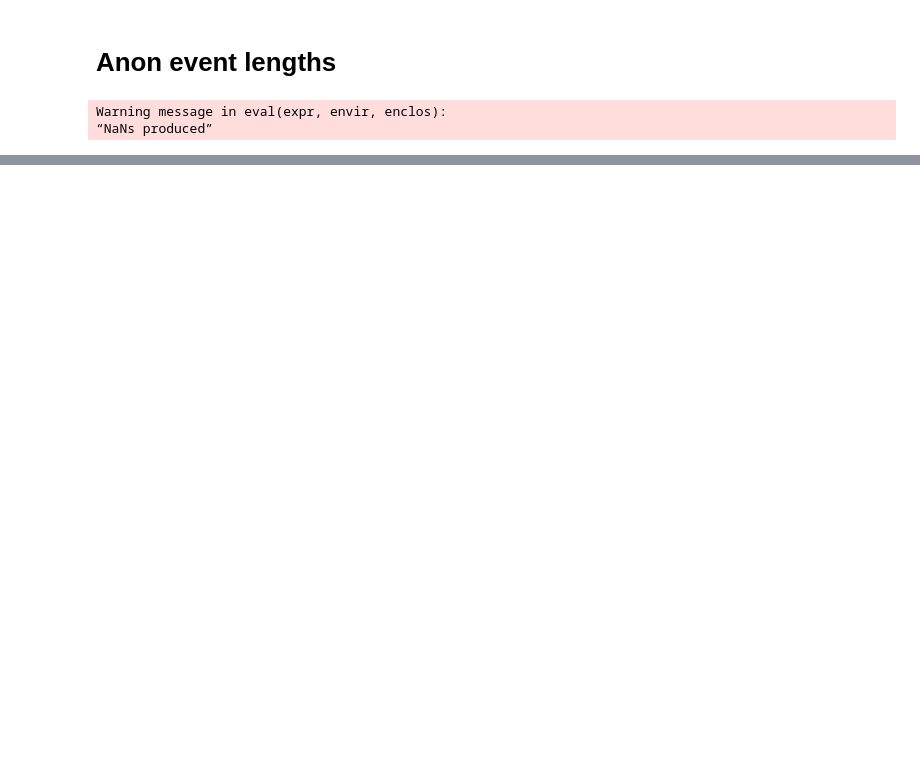
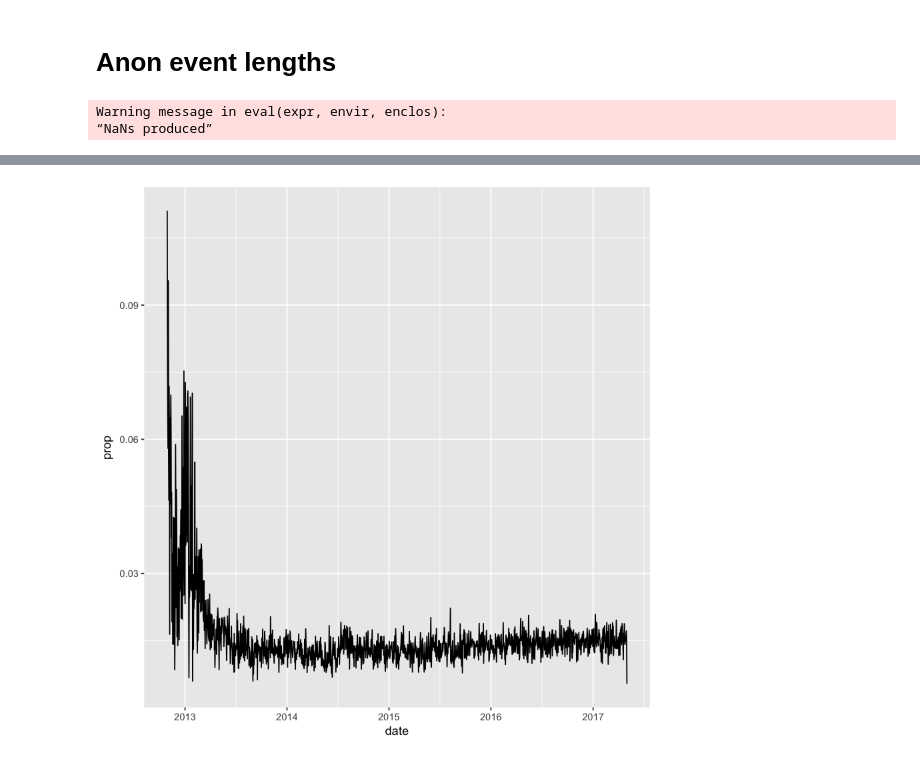
Before and after one commit to hall1467/wikidata_usage_tracking, a Jupyter notebook: jupyter_notebooks/edit_type_analyses/session_length.ipynb, the cells around one changed output, grey strips where cells are left out. Saved outputs shown, nothing was run; the diff lists cells and outputs as text; code cells hidden in the pictures; blank space fills up the shorter version.

```diff
--- a/jupyter_notebooks/edit_type_analyses/session_length.ipynb
+++ b/jupyter_notebooks/edit_type_analyses/session_length.ipynb
@@ -90,0 +127,8 @@ Warning message:
+# %%
+human_mwsessions_results$start_time <- as.POSIXct(as.character(human_mwsessions_results$start), format='%Y%m%d%H%M%S', origin='1970-01-01')
+# %%
+human_mwsessions_results$end_time <- as.POSIXct(as.character(human_mwsessions_results$end), format='%Y%m%d%H%M%S', origin='1970-01-01')
+# %%
+human_mwsessions_results$session_time_difference <- as.numeric(human_mwsessions_results$end_time - human_mwsessions_results$start_time)
+# %%
+human_mwsessions_results$session_log_time_difference <- log10(human_mwsessions_results$session_time_difference + 1)
@@ -90,0 +138,6 @@ Warning message:
+# %%
+ggplot(human_mwsessions_results[,
+list(n=length(session_time_difference), prop=mean(session_time_difference >= 60*60*3)),
+by=list(date=as.Date(start_time))], aes(x=date, y=prop)) + geom_line()
+# %% [output]
+[figure, added]
```
Also changed, not shown: parts of 35 cells of this notebook, 1 other file.
